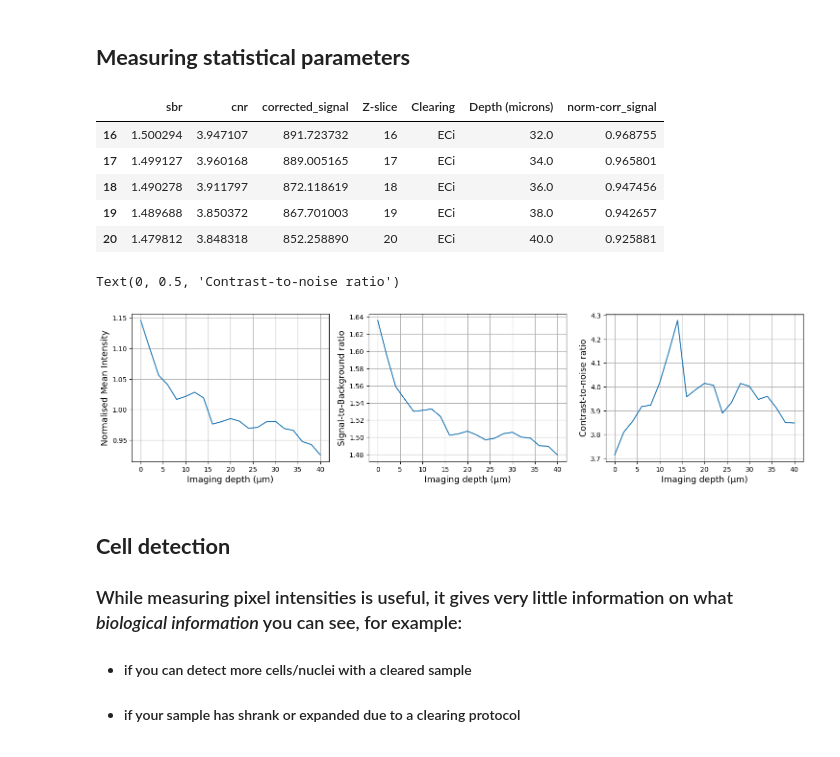
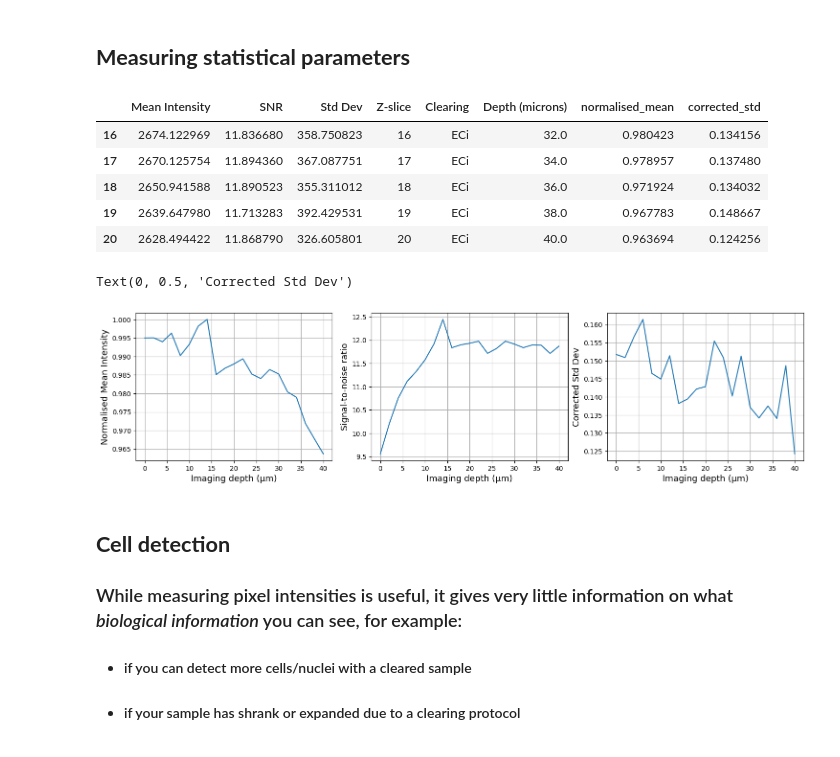
Before and after one commit to dbekat/clearing-efficacy, a Jupyter notebook: unified_analysis.ipynb, the cells around one changed output. Saved outputs shown, nothing was run; the diff lists cells and outputs as text; code cells hidden in the pictures.

Commit message:
changed pixel measurement parameters + code cleanup

```diff
--- a/unified_analysis.ipynb
+++ b/unified_analysis.ipynb
@@ -116,9 +116,9 @@ plt.tight_layout()
 def calculate_contrast_vs_depth(image_3d, mask_3d):
     n_slices = image_3d.shape[0]
 
-    sbr_per_slice = [] # signal to background ratio
-    cnr_per_slice = [] # contrast to noise ratio
-    corrected_signal = [] # signal - mean background intensitty
+    intensity_per_slice = [] # signal to background ratio
+    snr_per_slice = [] # contrast to noise ratio
+    std_per_slice= [] # signal - mean background intensitty
 
     for z in range(n_slices):
         slice_img = image_3d[z]
@@ -126,9 +126,9 @@ def calculate_contrast_vs_depth(image_3d, mask_3d):
 
         # skip if no object in this slice
         if not np.any(slice_mask):
-            sbr_per_slice.append(np.nan)
-            cnr_per_slice.append(np.nan)
-            corrected_signal.append(np.nan)
+            intensity_per_slice.append(np.nan)
+            snr_per_slice.append(np.nan)
+            std_per_slice.append(np.nan)
             continue
 
         # separate the pixels in the object and in the background
@@ -138,74 +138,79 @@ def calculate_contrast_vs_depth(image_3d, mask_3d):
         signal = np.mean(object_pixels)
         background = np.mean(background_pixels)
         bg_std = np.std(background_pixels)
+        fg_std = np.std(object_pixels)
 
-        sbr_per_slice.append(signal / background)
-        cnr_per_slice.append((signal - background) / bg_std)
-        corrected_signal.append(signal - background)
+        intensity_per_slice.append(signal)
+        snr_per_slice.append(signal / bg_std)
+        std_per_slice.append(fg_std)
 
     # return all measured statistics as a dict
     return {
-        'sbr': np.array(sbr_per_slice),
-        'cnr': np.array(cnr_per_slice),
-        'corrected_signal': np.array(corrected_signal),
+        'Mean Intensity': np.array(intensity_per_slice),
+        'SNR': np.array(snr_per_slice),
+        'Std Dev': np.array(std_per_slice),
         'Z-slice': np.arange(n_slices)
     }
 # %%
 mask_3d = im_nuclear >= filters.threshold_li(im_nuclear) # 3d binary mask to differentiate sample from background
 
-
+# recording pixel values and intensities
 stats_props = pd.DataFrame(calculate_contrast_vs_depth(im_nuclear, mask_3d))
 stats_props['Clearing'] = 'ECi'
 stats_props['Depth (microns)'] = stats_props['Z-slice'] * z_res
-stats_props['norm-corr_signal'] = stats_props['corrected_signal'] / np.mean(stats_props['corrected_signal'])
+
+# normalising and correcting data
+stats_props['normalised_mean'] = stats_props['Mean Intensity'] / np.max(stats_props['Mean Intensity'])
+stats_props['corrected_std'] = stats_props['Std Dev'] / stats_props['Mean Intensity']
 
 stats_props.tail() # visualisation of the lasat 5 rows of data
 # %% [output]
-|  | sbr | cnr | corrected_signal | Z-slice | Clearing | Depth (microns) | norm-corr_signal |
-| 16 | 1.500294 | 3.947107 | 891.723732 | 16 | ECi | 32.0 | 0.968755 |
-| 17 | 1.499127 | 3.960168 | 889.005165 | 17 | ECi | 34.0 | 0.965801 |
-| 18 | 1.490278 | 3.911797 | 872.118619 | 18 | ECi | 36.0 | 0.947456 |
-| 19 | 1.489688 | 3.850372 | 867.701003 | 19 | ECi | 38.0 | 0.942657 |
-| 20 | 1.479812 | 3.848318 | 852.258890 | 20 | ECi | 40.0 | 0.925881 |
+|  | Mean Intensity | SNR | Std Dev | Z-slice | Clearing | Depth (microns) | normalised_mean | corrected_std |
+| 16 | 2674.122969 | 11.836680 | 358.750823 | 16 | ECi | 32.0 | 0.980423 | 0.134156 |
+| 17 | 2670.125754 | 11.894360 | 367.087751 | 17 | ECi | 34.0 | 0.978957 | 0.137480 |
+| 18 | 2650.941588 | 11.890523 | 355.311012 | 18 | ECi | 36.0 | 0.971924 | 0.134032 |
+| 19 | 2639.647980 | 11.713283 | 392.429531 | 19 | ECi | 38.0 | 0.967783 | 0.148667 |
+| 20 | 2628.494422 | 11.868790 | 326.605801 | 20 | ECi | 40.0 | 0.963694 | 0.124256 |
 # %%
 # visualising results
 fig, axs = plt.subplots(1, 3, figsize=(18, 4))
 
 sns.lineplot(
     data=stats_props,
     x='Depth (microns)',
-    y='norm-corr_signal',
+    y='normalised_mean',
     ax=axs[0]
 )
+
 
 sns.lineplot(
     data=stats_props,
     x='Depth (microns)',
-    y='sbr',
+    y='SNR',
     ax=axs[1]
 )
 
 sns.lineplot(
     data=stats_props,
     x='Depth (microns)',
-    y='cnr',
+    y='corrected_std',
     ax=axs[2]
 )
 
 axs[0].grid(True)
 axs[1].grid(True)
 axs[2].grid(True)
 
 axs[0].set_xlabel("Imaging depth (µm)", fontsize=13)
 axs[1].set_xlabel("Imaging depth (µm)", fontsize=13)
 axs[2].set_xlabel("Imaging depth (µm)", fontsize=13)
 
 axs[0].set_ylabel("Normalised Mean Intensity", fontsize=13)
-axs[1].set_ylabel("Signal-to-Background ratio", fontsize=13)
-axs[2].set_ylabel("Contrast-to-noise ratio", fontsize=13)
+axs[1].set_ylabel("Signal-to-noise ratio", fontsize=13)
+axs[2].set_ylabel("Corrected Std Dev", fontsize=13)
 # %% [output]
-Text(0, 0.5, 'Contrast-to-noise ratio')
+Text(0, 0.5, 'Corrected Std Dev')
-[figure, old version]
+[figure, new version]
 # %% [markdown]
 ## **Cell detection**
 ### While measuring pixel intensities is useful, it gives very little information on what *biological information* you can see, for example:
```
Also changed, not shown: parts of 5 cells of this notebook.
